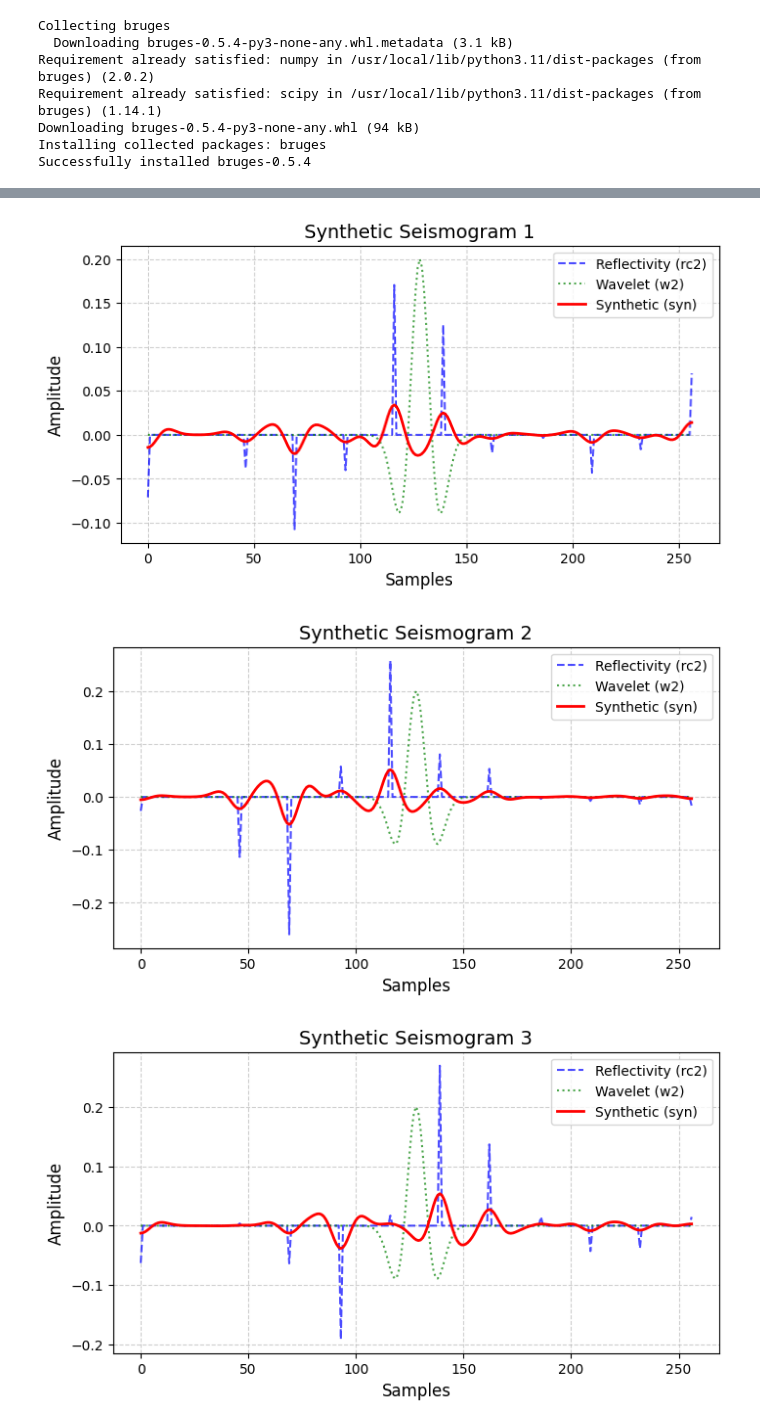
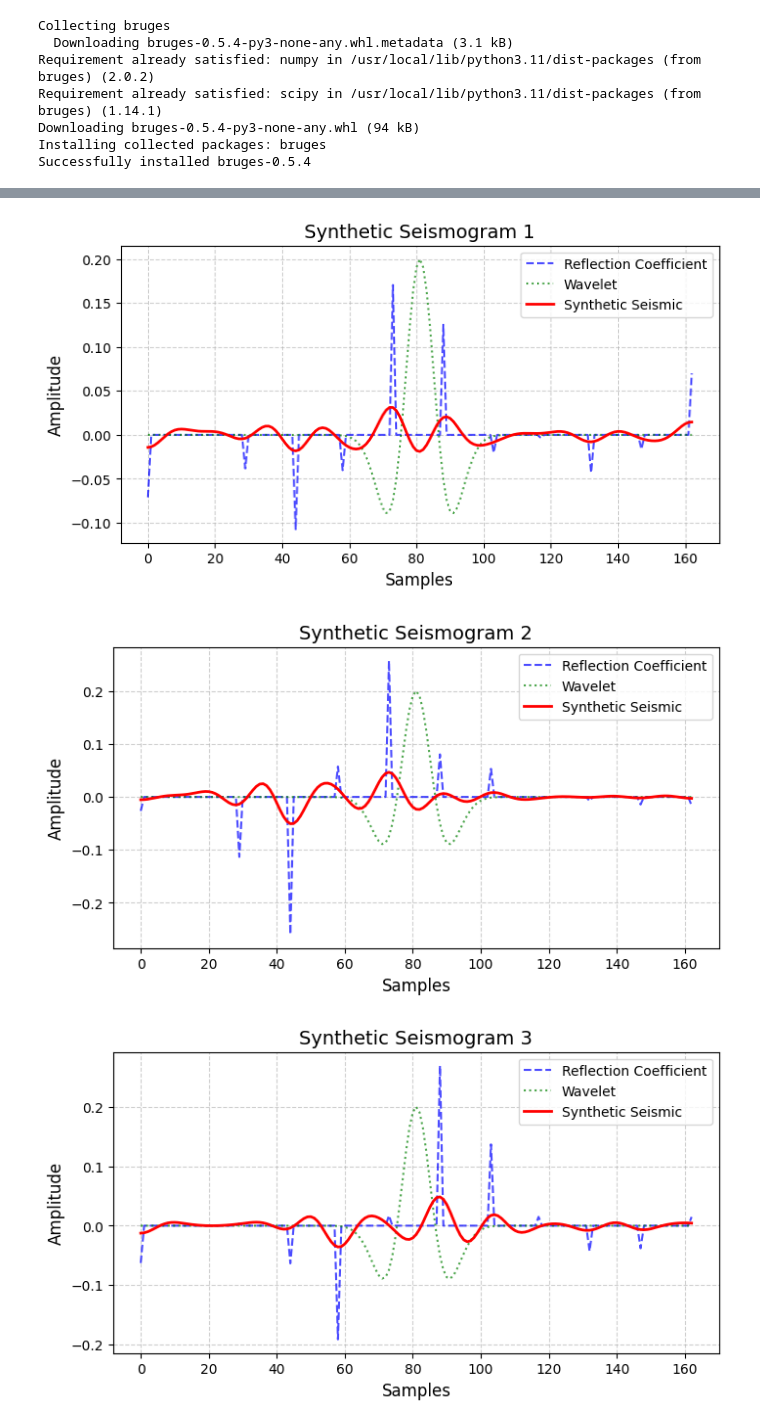
Before and after one commit to Dunckleosteus/seismic, a Jupyter notebook: seismic.ipynb, the cells around one changed output, grey strips where cells are left out. Saved outputs shown, nothing was run; the diff lists cells and outputs as text; code cells hidden in the pictures.

```diff
--- a/seismic.ipynb
+++ b/seismic.ipynb
@@ -64,3 +64,10 @@ array.shape
+# %%
+#User input :
+
+#Frequency for convolution :
+fr = 40
+#sample interval for convolution :
+si = 0.001
 # %%
 #Conversion depth-time
 TWT = (0.2 / array[1, :, :])
@@ -152,13 +138,13 @@ amplitude_list = []
 time_list = []
 
 #Création d'une fonction pour créer une wavelet avec des paramètres utilisateurs
-def create_wavelet(offset, amplitude, length=0.256, frequency=40, sample_intervall=0.01):
+def create_wavelet(offset, amplitude, length=0.162, frequency=fr, sample_intervall=si):
   w, t = bf.ricker(length, sample_intervall, frequency)
   t += offset
   w *= amplitude
   return w,t
 
-w, t = create_wavelet(1.5, 0.2, sample_intervall=0.001)
+w, t = create_wavelet(0, 0.2, sample_intervall=0.001)
 
 #Fonction de pré-convolution
 def expand_with_zeros(arr, target_length):
@@ -171,36 +157,36 @@ def expand_with_zeros(arr, target_length):
     return list(new_arr)
 
 def equalize_arrays(arr1, arr2):
     max_length = max(len(arr1), len(arr2))
 
     arr1_expanded = expand_with_zeros(arr1, max_length)
     arr2_expanded = expand_with_zeros(arr2, max_length)
 
     return arr1_expanded, arr2_expanded
 
 rc2, w2 = equalize_arrays(rc, w)
 
 #version numpy
 #Convolution
 
 syn = np.convolve(rc2, w2, mode='same')
 
 for i, rc in enumerate(RC2):
     rc2, w2 = equalize_arrays(rc, w)  # Égalisation des longueurs
     syn = np.convolve(rc2, w2, mode='same')  # Convolution
 
     plt.figure(figsize=(8, 4))
 
-    plt.plot(rc2, label='Reflectivity (rc2)', color='b', linestyle='dashed', alpha=0.7)
-    plt.plot(w2, label='Wavelet (w2)', color='g', linestyle='dotted', alpha=0.7)
-    plt.plot(syn, label='Synthetic (syn)', color='r', linewidth=2)
+    plt.plot(rc2, label='Reflection Coefficient', color='b', linestyle='dashed', alpha=0.7)
+    plt.plot(w2, label='Wavelet', color='g', linestyle='dotted', alpha=0.7)
+    plt.plot(syn, label='Synthetic Seismic', color='r', linewidth=2)
     plt.title(f'Synthetic Seismogram {i+1}', fontsize=14)
     plt.xlabel('Samples', fontsize=12)
     plt.ylabel('Amplitude', fontsize=12)
     plt.legend()
     plt.grid(True, linestyle='--', alpha=0.6)
     plt.show()
 # %% [output]
-[figure, old version]
+[figure, new version]
-[figure, old version]
+[figure, new version]
-[figure, old version]
+[figure, new version]
```
Also changed, not shown: parts of 8 cells of this notebook.
